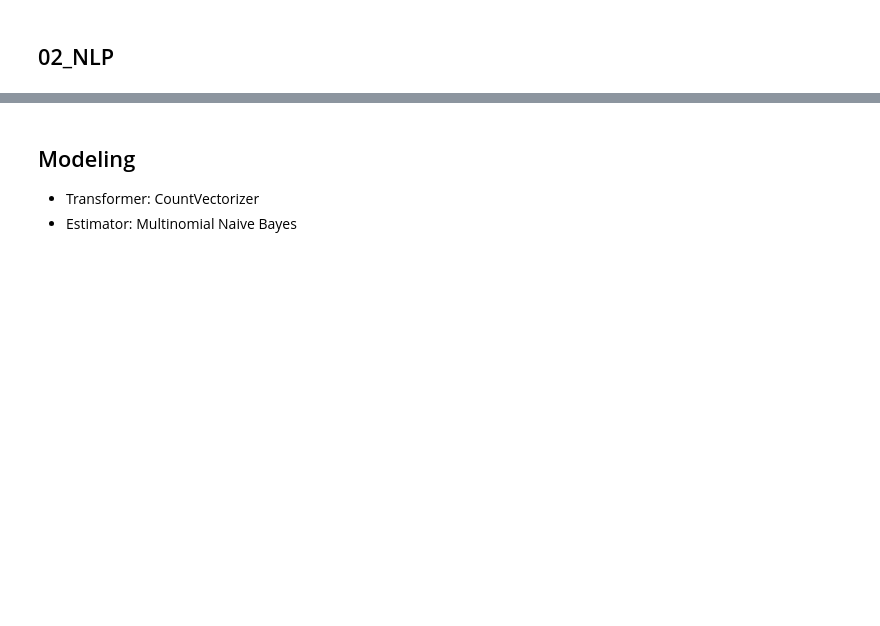
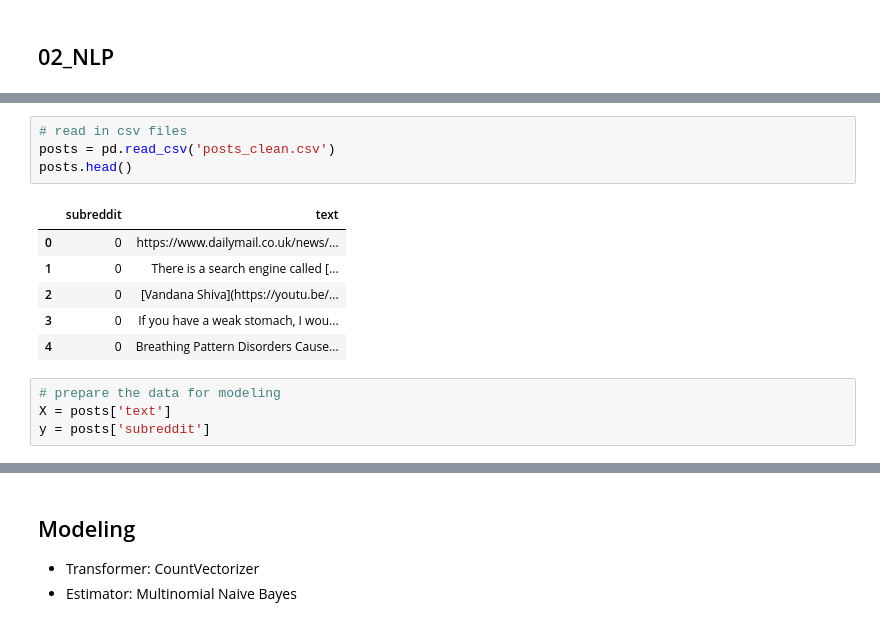
Before and after one commit to jessicarose00/nlp_reddit, a Jupyter notebook: code/02_NLP.ipynb, the cells around one changed output, grey strips where cells are left out. Saved outputs shown, nothing was run; the diff lists cells and outputs as text; blank space fills up the shorter version.

```diff
--- a/code/02_NLP.ipynb
+++ b/code/02_NLP.ipynb
@@ -33,0 +44,15 @@ For our $X$ variable, we will only use the `post` variable. For our $Y$ variable
+# %%
+# read in csv files
+posts = pd.read_csv('posts_clean.csv')
+posts.head()
+# %% [output]
+|  | subreddit | text |
+| 0 | 0 | https://www.dailymail.co.uk/news/... |
+| 1 | 0 | There is a search engine called [... |
+| 2 | 0 | [Vandana Shiva](https://youtu.be/... |
+| 3 | 0 | If you have a weak stomach, I wou... |
+| 4 | 0 | Breathing Pattern Disorders Cause... |
+# %%
+# prepare the data for modeling
+X = posts['text']
+y = posts['subreddit']
```
Also changed, not shown: parts of 22 cells of this notebook, 5 other files.
